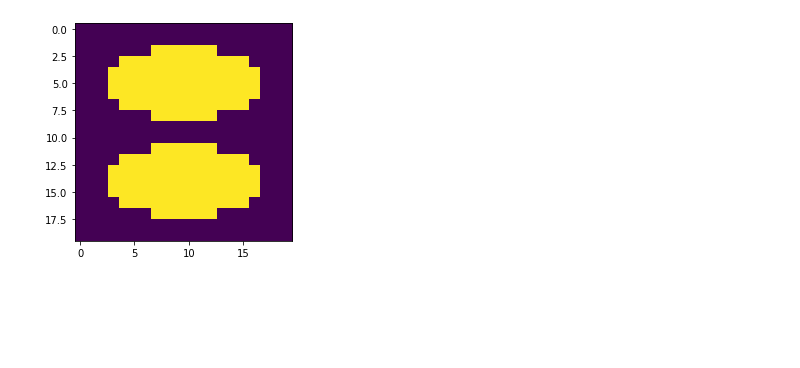
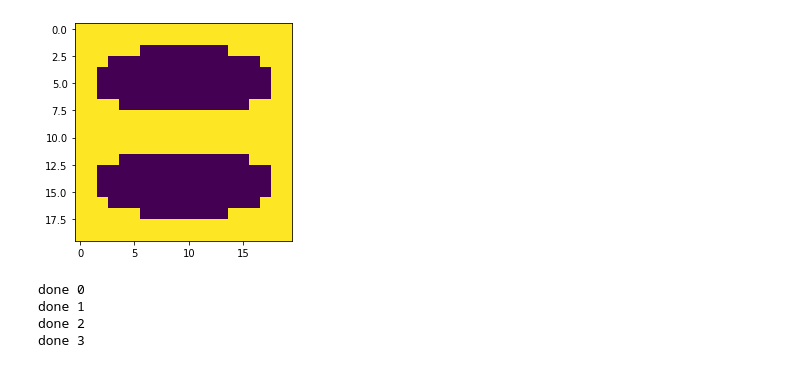
Before and after one commit to avicooper1/OOD_Orientation_Generalization, a Jupyter notebook: notebooks/network_analysis.ipynb, the cells around one changed output. Cells and saved outputs as stored; diff of their text form; code cells hidden in the pictures; blank space fills up the shorter version.

```diff
--- a/notebooks/network_analysis.ipynb
+++ b/notebooks/network_analysis.ipynb
@@ -25,17 +23,23 @@ ExpData.get_experiments(319).training_category
 # %%
 analytical_heatmap = np.load('canonical_z_unrestricted_heatmap.npy')
 
-fig8 = np.mean((analytical_heatmap[0] * 0.5) + (analytical_heatmap[1] * 5), axis=2) < 5
-
+fig8 = np.mean((np.power(analytical_heatmap[0], 10) * 3) + (np.power(analytical_heatmap[1], 20) * 1), axis=2) > 0.5
+# plt.close('all')
+# plt.imshow(np.mean(np.power(analytical_heatmap[0], 10) * 3, axis=2), norm=plt.Normalize(vmin=0, vmax=1))
+# plt.show()
+# plt.imshow(np.mean(np.power(analytical_heatmap[1], 20) * 1, axis=2), norm=plt.Normalize(vmin=0, vmax=1))
+# plt.show()
+# plt.imshow(fig8, norm=plt.Normalize(vmin=0, vmax=1))
+# plt.show()
 plt.imshow(fig8)
 
 xs, ys, zs = tools.get_heatmap_cell_ranges2(20)
 
 cubelet_ranges = np.array(list(itertools.product(np.stack([xs[:-1], xs[1:]]).T, np.stack([ys[:-1], ys[1:]]).T))).reshape(20, 20, 2, 2)
 
-fig8_ranges = cubelet_ranges[fig8]
+fig8_ranges = cubelet_ranges[~fig8]
 # %% [output]
-[figure, old version]
+[figure, new version]
 # %%
 all_data = None
 for x in range(4):
@@ -49,6 +53,7 @@ for x in range(4):
 
     in_hole = functools.reduce(lambda a, b: a | (df.object_x.between(*b[0]) & df.object_y.between(*b[1])), fig8_ranges, df.object_x > 10)
 
+    df['in_bin'] = df.object_x.between(-0.25, 0.25) & df.object_y.between(-0.25, 0.25)
     df['in_hole'] = in_hole
 
     norm_image_activations = image_activations / np.max(image_activations, axis=0)
@@ -56,7 +61,7 @@ for x in range(4):
     THRESHOLD = 0.2
 
     pre_transformed_activations = np.zeros((50, 512))
-    for name, group in df[df.object_x.between(-0.25, 0.25) & df.object_y.between(-0.25, 0.25)].groupby('model_name'):
+    for name, group in df[df.in_bin].groupby('model_name'):
         pre_transformed_activations[group.model_code.iloc[0]] = np.mean(norm_image_activations[group.index], axis=0)
 
     pre_transformed_activations_per_image = pre_transformed_activations[df.model_code]
@@ -65,25 +70,32 @@ for x in range(4):
 
     image_invariances_thresholded = np.where((norm_image_activations > THRESHOLD) | (pre_transformed_activations_per_image > THRESHOLD), image_invariances, np.nan)
 
-    outside_bin = ~(df.object_x.between(-0.25, 0.25) & df.object_y.between(-0.25, 0.25))
+    full_bin_invariances = image_invariances_thresholded[np.where(df.model_name.isin(rd.training_models) & df.in_bin)]
+    partial_bin_invariances = image_invariances_thresholded[np.where(df.model_name.isin(rd.testing_models) & df.in_bin)]
 
-    training_8_invariances = image_invariances_thresholded[np.where(df.model_name.isin(rd.training_models) & ~df.in_hole & outside_bin)]
-    testing_8_invariances = image_invariances_thresholded[np.where(df.model_name.isin(rd.testing_models) & ~df.in_hole & outside_bin)]
+    full_8_invariances = image_invariances_thresholded[np.where(df.model_name.isin(rd.training_models) & ~df.in_hole & ~df.in_bin)]
+    partial_8_invariances = image_invariances_thresholded[np.where(df.model_name.isin(rd.testing_models) & ~df.in_hole & ~df.in_bin)]
 
-    training_hole_invariances = image_invariances_thresholded[np.where(df.model_name.isin(rd.training_models) & df.in_hole & outside_bin)]
-    testing_hole_invariances = image_invariances_thresholded[np.where(df.model_name.isin(rd.testing_models) & df.in_hole & outside_bin)]
+    full_hole_invariances = image_invariances_thresholded[np.where(df.model_name.isin(rd.training_models) & df.in_hole & ~df.in_bin)]
+    partial_hole_invariances = image_invariances_thresholded[np.where(df.model_name.isin(rd.testing_models) & df.in_hole & ~df.in_bin)]
 
-    iterables = [range(512), ['training', 'testing']]
-    data = pd.MultiIndex.from_product(iterables, names=["neuron", "model_type"]).to_frame(name=['fig8', 'hole'])
-    data.fig8 = np.vstack(np.array([np.nanmean(training_8_invariances, axis=0), np.nanmean(testing_8_invariances, axis=0)])).T.flatten()
-    data.hole = np.vstack(np.array([np.nanmean(training_hole_invariances, axis=0), np.nanmean(testing_hole_invariances, axis=0)])).T.flatten()
+    iterables = [range(512), ['full', 'partial']]
+    data = pd.DataFrame(index=pd.MultiIndex.from_product(iterables, names=["neuron", "model_type"]), columns=['bin', 'fig8', 'hole'])
+    data.bin = np.vstack(np.array([np.nanmean(full_bin_invariances, axis=0), np.nanmean(partial_bin_invariances, axis=0)])).T.flatten()
+    data.fig8 = np.vstack(np.array([np.nanmean(full_8_invariances, axis=0), np.nanmean(partial_8_invariances, axis=0)])).T.flatten()
+    data.hole = np.vstack(np.array([np.nanmean(full_hole_invariances, axis=0), np.nanmean(partial_hole_invariances, axis=0)])).T.flatten()
 
-    melted_data = data.melt(value_vars=['fig8', 'hole'], var_name='pattern', value_name='invariance', ignore_index=False).reset_index()
+    melted_data = data.melt(value_vars=['bin', 'fig8', 'hole'], var_name='pattern', value_name='invariance', ignore_index=False).reset_index()
     melted_data['#seen'] = e.data_div
     if all_data is None:
         all_data = melted_data
     else:
         all_data = all_data.append(melted_data)
     print(f'done {x}')
+# %% [output]
+done 0
+done 1
+done 2
+done 3
 # %%
 sns.catplot(kind='violin', data=all_data, col='#seen', x='pattern', y='invariance', split=True, hue='model_type', )
```
Also changed, not shown: parts of 34 cells of this notebook, 3 other files.
